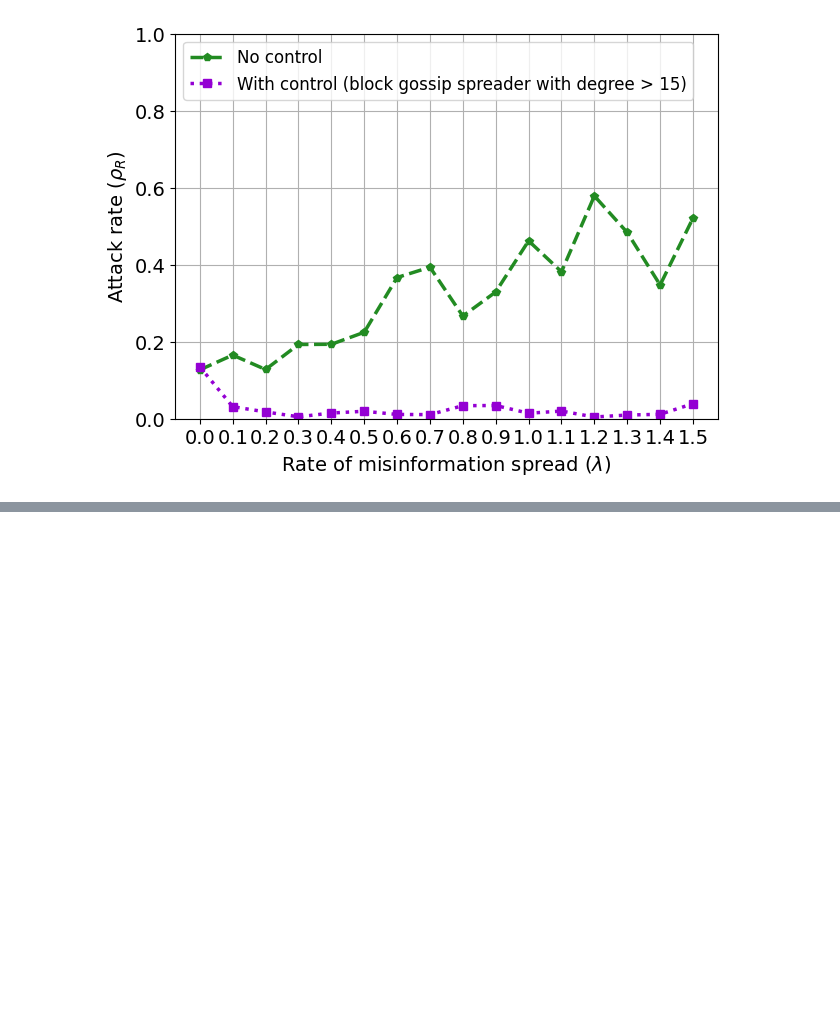
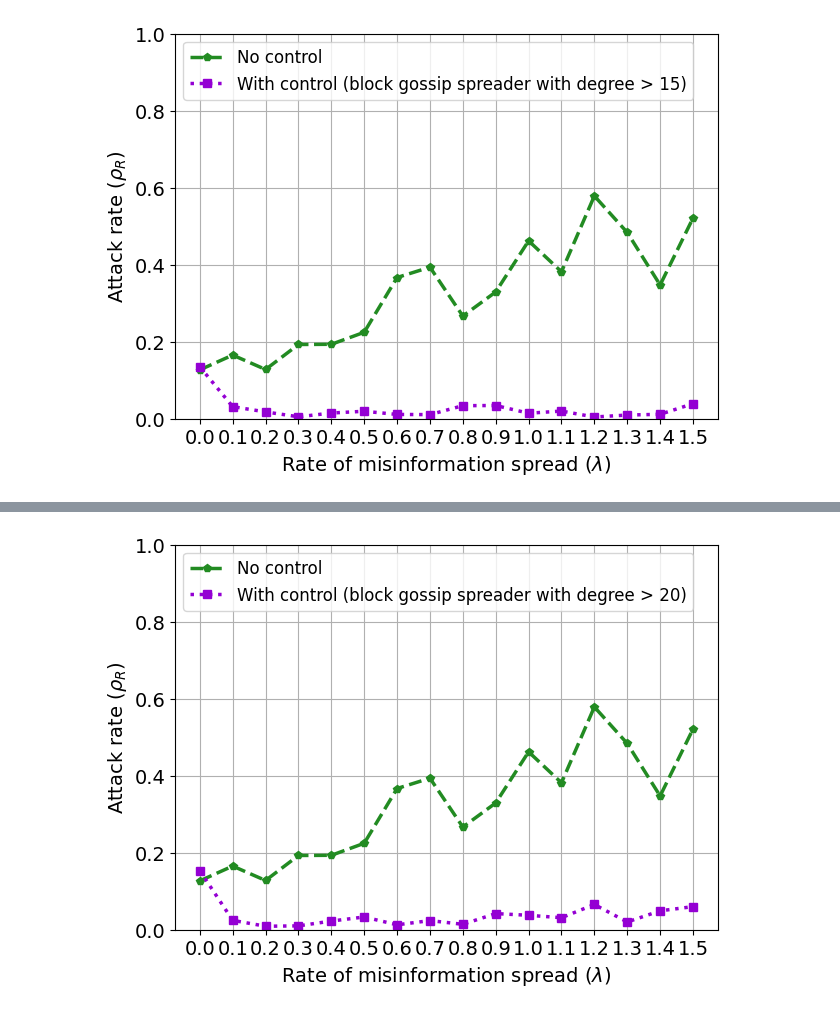
Before and after one commit to Nancy-Shi/ICE_Manuscript, a Jupyter notebook: 112023_block_superspreader_vs_no_control.ipynb, the cells around one changed output, grey strips where cells are left out. Drawn from its saved outputs; the diff is of its cells as text; code cells hidden in the pictures; blank space fills up the shorter version.

```diff
--- a/112023_block_superspreader_vs_no_control.ipynb
+++ b/112023_block_superspreader_vs_no_control.ipynb
@@ -1078,33 +1095,35 @@ df6.to_csv('/content/drive/My Drive/Network_Tests/rho_P_lam_block_superspreaders
 # %%
 # Read the CSV files
 df1 = pd.read_csv('/content/drive/My Drive/Network_Tests/rho_R_lam_no_control_112023_2.csv', header=None)
 df2 = pd.read_csv('/content/drive/My Drive/Network_Tests/rho_R_lam_block_superspreaders_112023_3.csv', header=None)
 
 # Get the second row from each dataframe
 data1 = df1.iloc[1:17, 1].values
 data2 = df2.iloc[1:17, 1].values
 
 # Define the index values
 x = np.arange(0.0, 1.55, 0.1)
 
 fig, ax = plt.subplots(figsize=(7,5))
 
 # Plot the curves
 plt.plot(x, data1, label='No control',  marker='p', color = "forestgreen",linestyle = "--", linewidth=2.5)
-plt.plot(x, data2, label='Block superspreaders',  marker='s', color = "darkviolet",linestyle = ":", linewidth=2.5)
+plt.plot(x, data2, label='With control (block gossip spreader with degree > 20)',  marker='s', color = "darkviolet",linestyle = ":", linewidth=2.5)
 
 # Add title, labels, legend, and grid
-plt.title('Attack Rate with Information Interventions', fontsize=16)
+#plt.title('Attack Rate with Information Interventions', fontsize=16)
 plt.xlabel(r'Rate of misinformation spread ($\lambda$)', fontsize=14)
 plt.ylabel(r'Attack rate ($\rho_R$)', fontsize=14)
-plt.legend(loc=4, fontsize=12)
+plt.legend(loc=2, fontsize=12)
 
 ax.set_xticks(np.arange(0.0, 1.55, 0.1))
 plt.rc('xtick', labelsize=14)
 plt.rc('ytick', labelsize=14)
 ax.set_ylim([0, 1.0])
 plt.grid()
 
 # Show the plot
-plt.savefig('/content/drive/My Drive/Network_Tests/block_superspreader_112023_2.pdf')
+plt.savefig('/content/drive/My Drive/Network_Tests/block_gossip_degree>20.pdf')
 plt.show()
+# %% [output]
+[figure, added]
```
Also changed, not shown: parts of 1 cell of this notebook.
